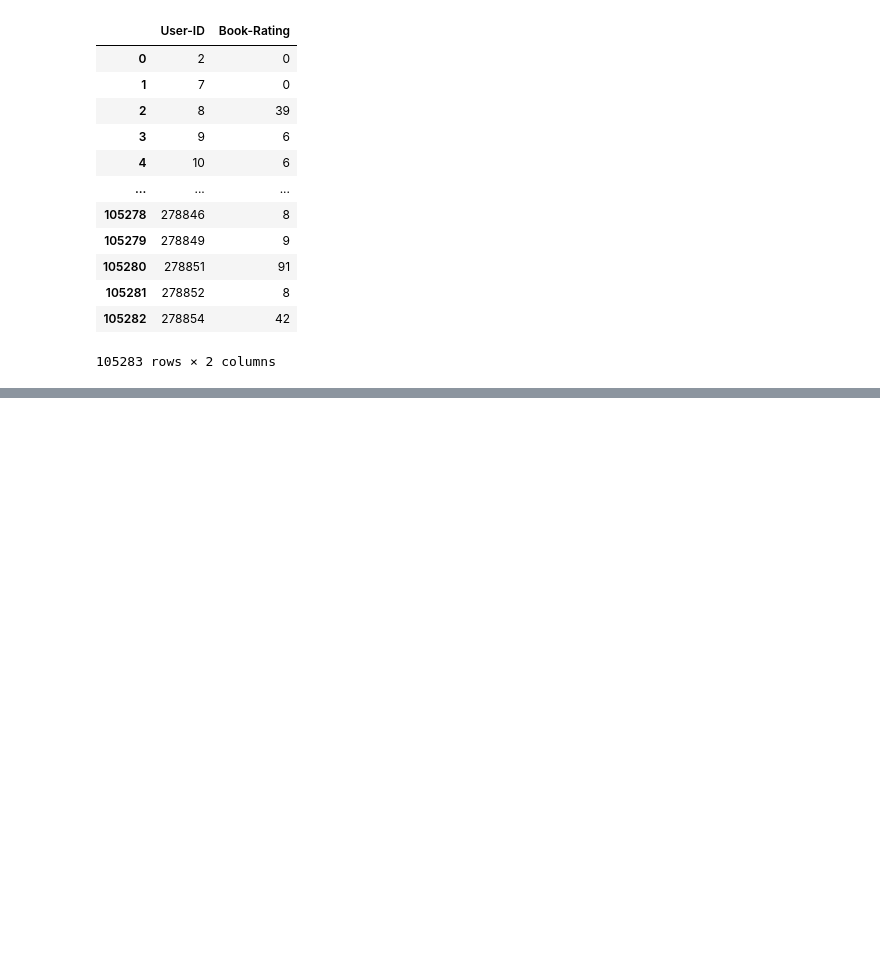
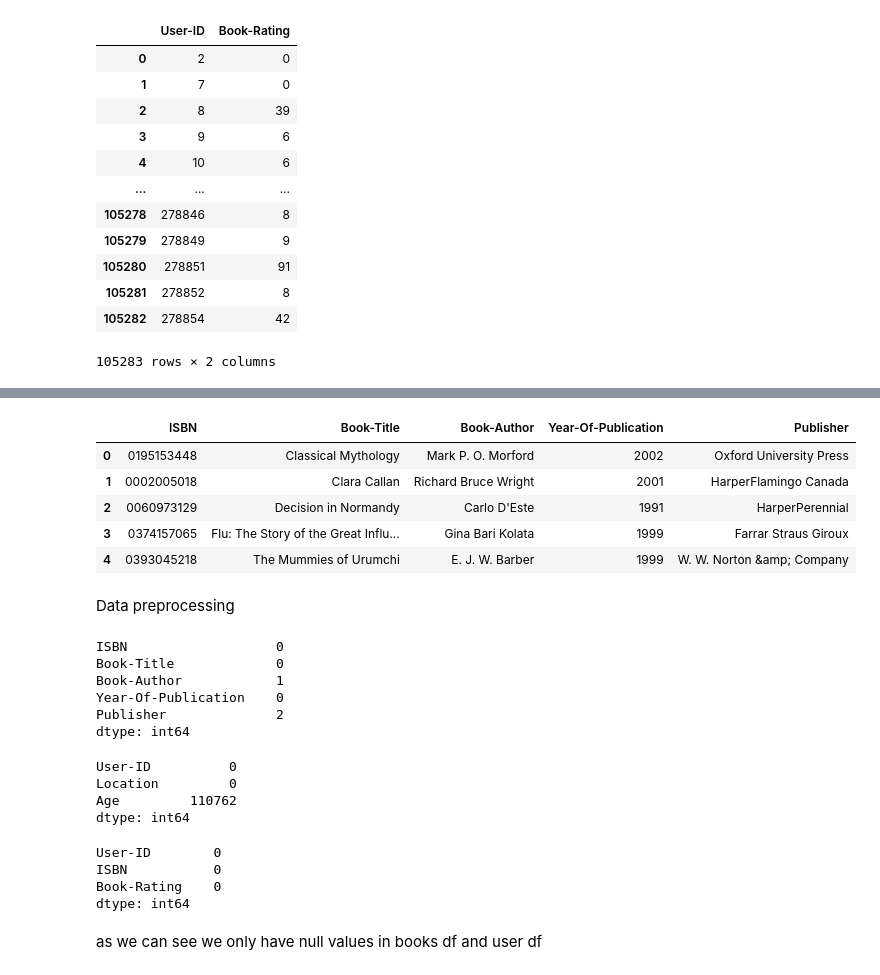
Before and after one commit to saurabhdaund76/Book-Recommendation-System, a Jupyter notebook: Book_recommendation_system.ipynb, the cells around one changed output, grey strips where cells are left out. Cells and saved outputs as stored; diff of their text form; code cells hidden in the pictures; blank space fills up the shorter version.

```diff
--- a/Book_recommendation_system.ipynb
+++ b/Book_recommendation_system.ipynb
@@ -65,0 +77,38 @@ ratings_df.groupby('User-ID')['Book-Rating'].sum().reset_index()
+# %%
+books_df = books_df.drop(['Image-URL-S','Image-URL-M','Image-URL-L'], axis=1)
+# %%
+books_df.head()
+# %% [output]
+|  | ISBN | Book-Title | Book-Author | Year-Of-Publication | Publisher |
+| 0 | 0195153448 | Classical Mythology | Mark P. O. Morford | 2002 | Oxford University Press |
+| 1 | 0002005018 | Clara Callan | Richard Bruce Wright | 2001 | HarperFlamingo Canada |
+| 2 | 0060973129 | Decision in Normandy | Carlo D'Este | 1991 | HarperPerennial |
+| 3 | 0374157065 | Flu: The Story of the Great Influ... | Gina Bari Kolata | 1999 | Farrar Straus Giroux |
+| 4 | 0393045218 | The Mummies of Urumchi | E. J. W. Barber | 1999 | W. W. Norton &amp; Company |
+# %% [markdown]
+Data preprocessing
+# %%
+books_df.isnull().sum()
+# %% [output]
+ISBN                   0
+Book-Title             0
+Book-Author            1
+Year-Of-Publication    0
+Publisher              2
+dtype: int64
+# %%
+user_df.isnull().sum()
+# %% [output]
+User-ID          0
+Location         0
+Age         110762
+dtype: int64
+# %%
+ratings_df.isnull().sum()
+# %% [output]
+User-ID        0
+ISBN           0
+Book-Rating    0
+dtype: int64
+# %% [markdown]
+as we can see we only have null values in books df and user df
```
Also changed, not shown: parts of 34 cells of this notebook.
